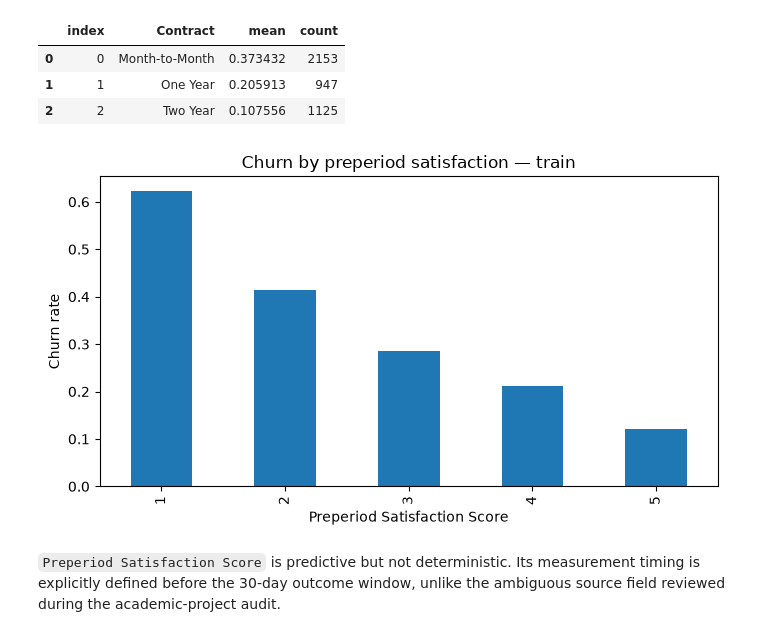
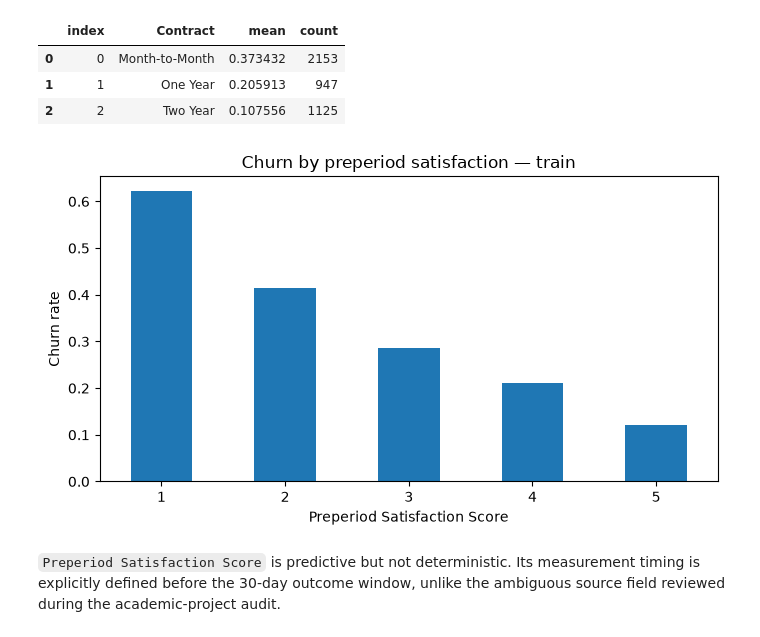
Before and after one commit to EHDataAI/telco-churn-analytics, a Jupyter notebook: notebooks/01_data_quality_eda.ipynb, the cells around one changed output. Cells and saved outputs as stored; diff of their text form; code cells hidden in the pictures.

```diff
--- a/notebooks/01_data_quality_eda.ipynb
+++ b/notebooks/01_data_quality_eda.ipynb
@@ -56,8 +56,9 @@ key
 # %%
 sat = train.groupby('Preperiod Satisfaction Score')['Churn Next 30D'].mean()
 sat.plot(kind='bar', figsize=(7,4), title='Churn by preperiod satisfaction — train')
+plt.xticks(rotation=0)
 plt.ylabel('Churn rate'); plt.tight_layout(); plt.show()
 # %% [output]
-[figure, old version]
+[figure, new version]
 # %% [markdown]
 `Preperiod Satisfaction Score` is predictive but not deterministic. Its measurement timing is explicitly defined before the 30-day outcome window, unlike the ambiguous source field reviewed during the academic-project audit.
```
